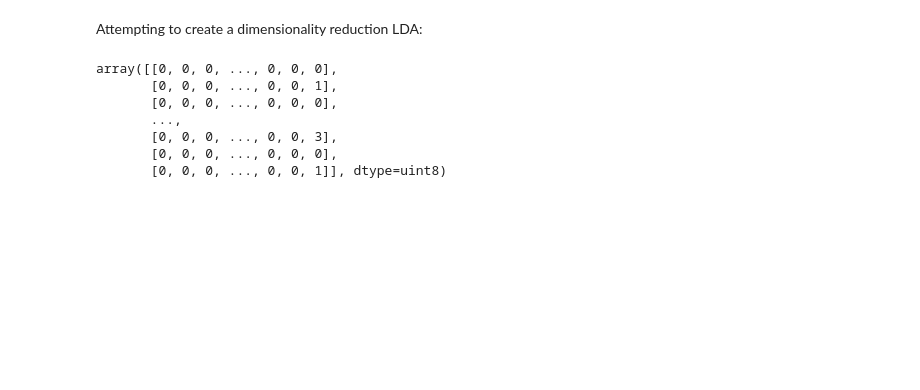
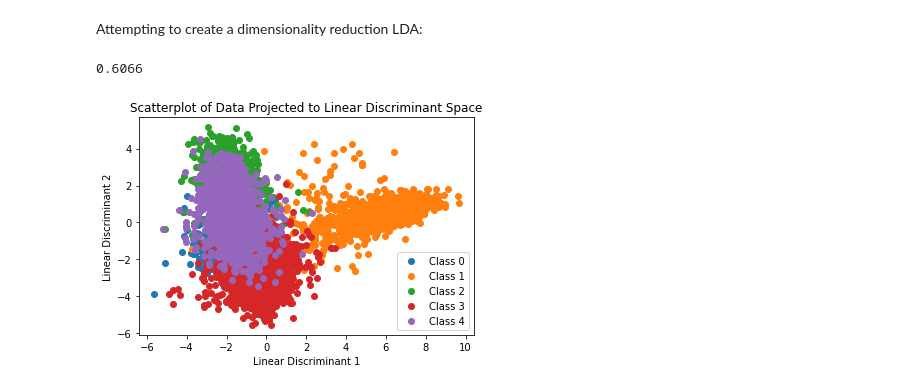
Before and after one commit to ChristianSneffeFleischer/MachineLearningExam, a Jupyter notebook: Chr_TEST.ipynb, the cells around one changed output. Cells and saved outputs as stored; diff of their text form; code cells hidden in the pictures; blank space fills up the shorter version.

```diff
--- a/Chr_TEST.ipynb
+++ b/Chr_TEST.ipynb
@@ -181,10 +176,0 @@ class LDA:
-# %%
-trainDataNP
-# %% [output]
-array([[0, 0, 0, ..., 0, 0, 0],
-       [0, 0, 0, ..., 0, 0, 1],
-       [0, 0, 0, ..., 0, 0, 0],
-       ...,
-       [0, 0, 0, ..., 0, 0, 3],
-       [0, 0, 0, ..., 0, 0, 0],
-       [0, 0, 0, ..., 0, 0, 1]], dtype=uint8)
@@ -190,0 +189,47 @@ array([[0, 0, 0, ..., 0, 0, 0],
+# %%
+# Initialize and train LDA model
+lda_model = LDA()
+lda_model.fit(X_train_scaled, y_train)
+
+y_pred = lda_model.predict(X_test)
+
+accuracy_score(y_test, y_pred)
+
+# # Project data
+# projected_data = lda_model.transform(X_train, n_components = 2)
+
+# class_labels = np.unique(y_train)
+
+# # Create a scatter plot
+# for idx, class_label in enumerate(class_labels):
+#     class_data = projected_data[y_train == class_label]
+#     plt.scatter(class_data[:, 0], class_data[:, 1], label=f'Class {class_label}')
+
+# plt.xlabel('Linear Discriminant 1')
+# plt.ylabel('Linear Discriminant 2')
+# plt.title('Scatterplot of Data Projected to Linear Discriminant Space')
+# plt.legend()
+# plt.show()
+# %% [output]
+0.6066
+# %%
+# Compare to scikit learn model
+sklearn_lda = LinearDiscriminantAnalysis(n_components = 2)
+sklearn_lda.fit(X_train, y_train)
+
+# Project data
+sklearn_projected_data = sklearn_lda.transform(X_train)
+sklearn_projected_data
+
+# Create a scatter plot
+for idx, class_label in enumerate(class_labels):
+    class_data = sklearn_projected_data[y_train == class_label]
+    plt.scatter(class_data[:, 0], class_data[:, 1], label=f'Class {class_label}')
+
+plt.xlabel('Linear Discriminant 1')
+plt.ylabel('Linear Discriminant 2')
+plt.title('Scatterplot of Data Projected to Linear Discriminant Space')
+plt.legend()
+plt.show()
+# %% [output]
+[figure, added]
```
Also changed, not shown: parts of 3 cells of this notebook, 2 other files.
